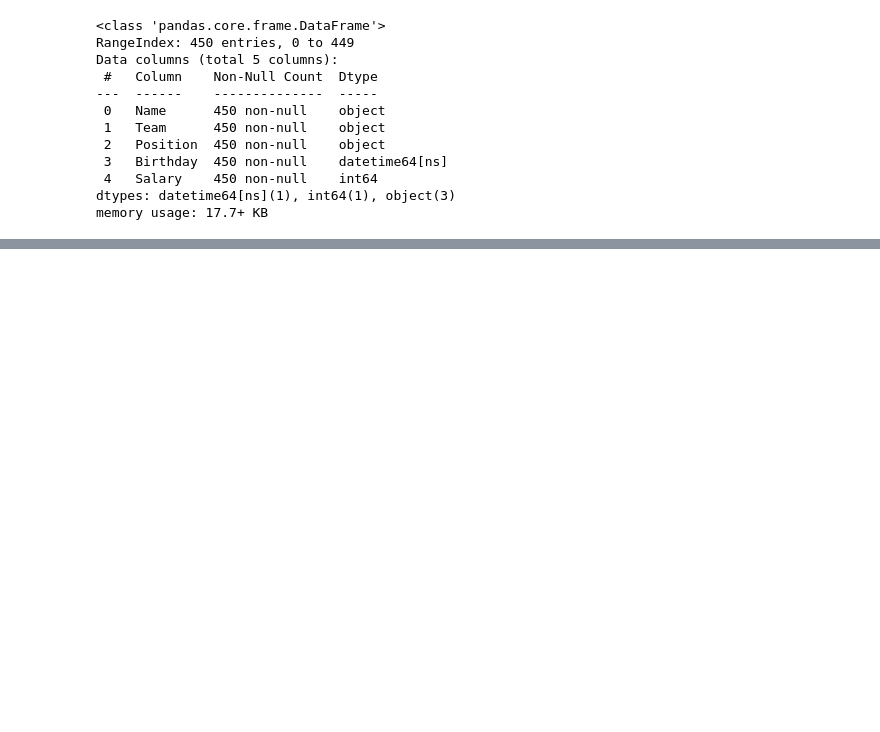
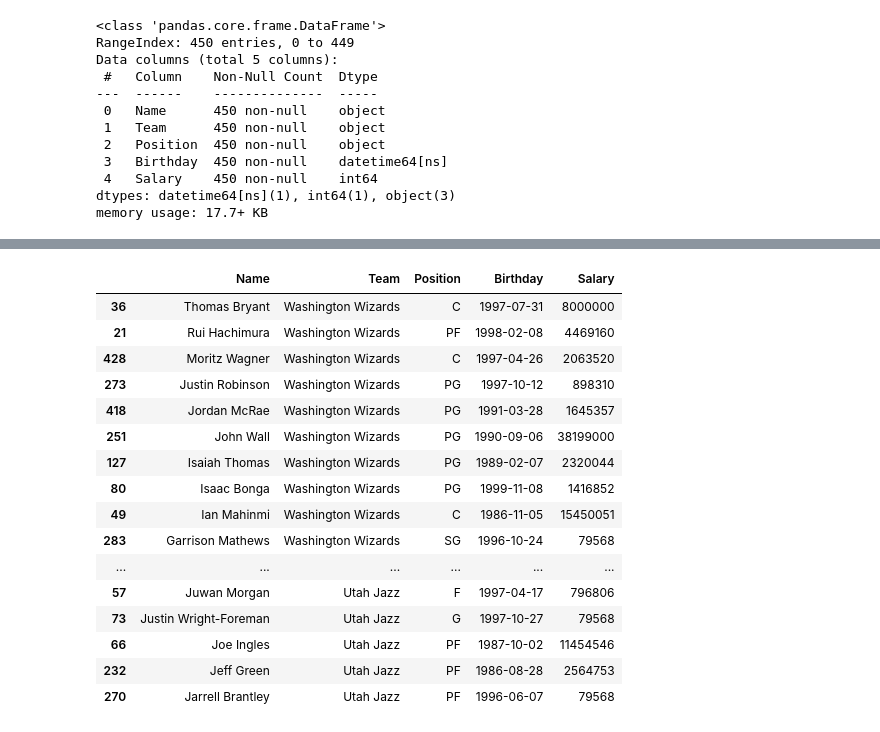
Before and after one commit to ThinkAlgoClub/batch40, a Jupyter notebook: WorkingWithDataFrames-June29.ipynb, the cells around one changed output, grey strips where cells are left out. Cells and saved outputs as stored; diff of their text form; code cells hidden in the pictures; blank space fills up the shorter version.

```diff
--- a/WorkingWithDataFrames-June29.ipynb
+++ b/WorkingWithDataFrames-June29.ipynb
@@ -223,0 +389,20 @@ memory usage: 17.7+ KB
+# %%
+nba.sort_values(by=["Team", "Name"], ascending=False).head(25)
+# %% [output]
+|  | Name | Team | Position | Birthday | Salary |
+| 36 | Thomas Bryant | Washington Wizards | C | 1997-07-31 | 8000000 |
+| 21 | Rui Hachimura | Washington Wizards | PF | 1998-02-08 | 4469160 |
+| 428 | Moritz Wagner | Washington Wizards | C | 1997-04-26 | 2063520 |
+| 273 | Justin Robinson | Washington Wizards | PG | 1997-10-12 | 898310 |
+| 418 | Jordan McRae | Washington Wizards | PG | 1991-03-28 | 1645357 |
+| 251 | John Wall | Washington Wizards | PG | 1990-09-06 | 38199000 |
+| 127 | Isaiah Thomas | Washington Wizards | PG | 1989-02-07 | 2320044 |
+| 80 | Isaac Bonga | Washington Wizards | PG | 1999-11-08 | 1416852 |
+| 49 | Ian Mahinmi | Washington Wizards | C | 1986-11-05 | 15450051 |
+| 283 | Garrison Mathews | Washington Wizards | SG | 1996-10-24 | 79568 |
+| ... | ... | ... | ... | ... | ... |
+| 57 | Juwan Morgan | Utah Jazz | F | 1997-04-17 | 796806 |
+| 73 | Justin Wright-Foreman | Utah Jazz | G | 1997-10-27 | 79568 |
+| 66 | Joe Ingles | Utah Jazz | PF | 1987-10-02 | 11454546 |
+| 232 | Jeff Green | Utah Jazz | PF | 1986-08-28 | 2564753 |
+| 270 | Jarrell Brantley | Utah Jazz | PF | 1996-06-07 | 79568 |
```
Also changed, not shown: parts of 86 cells of this notebook.
